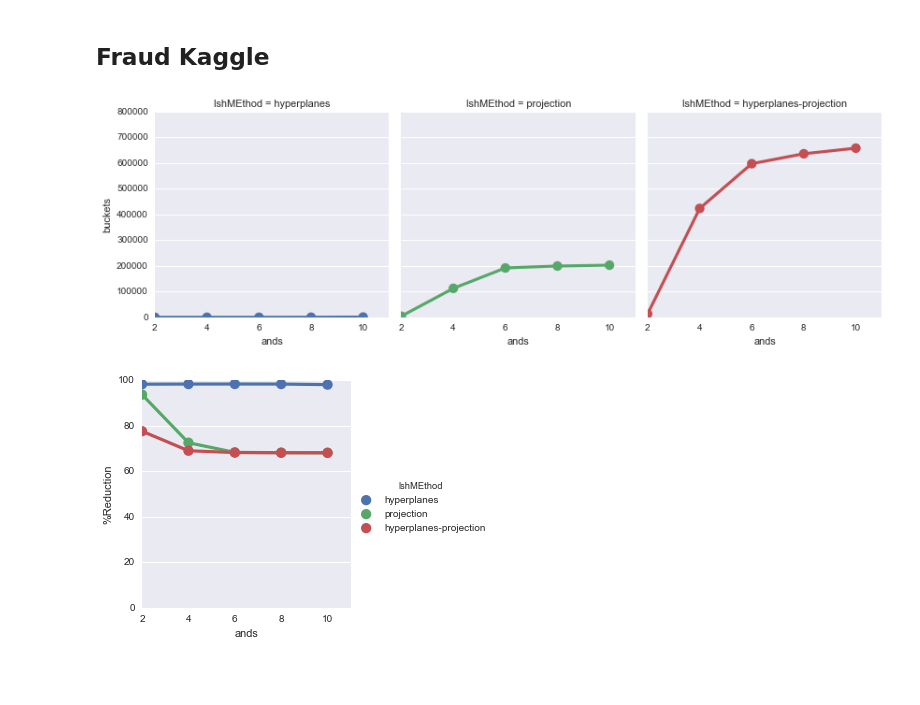
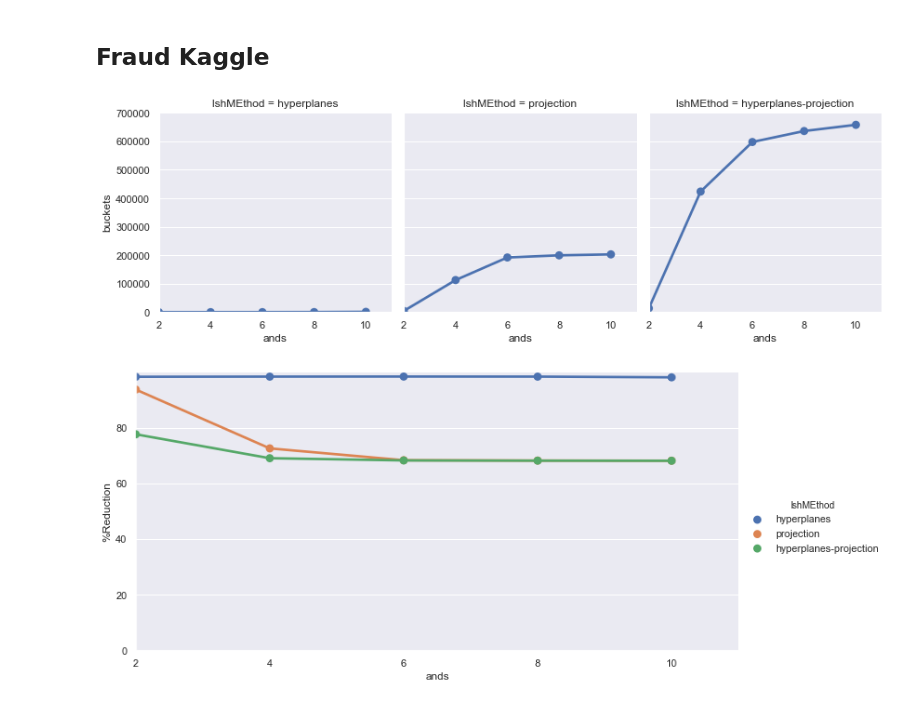
Before and after one commit to germaneduardo/results-analysis, a Jupyter notebook: PlotAnalysis.ipynb, the cells around one changed output. Drawn from its saved outputs; the diff is of its cells as text; code cells hidden in the pictures; blank space fills up the shorter version.

```diff
--- a/PlotAnalysis.ipynb
+++ b/PlotAnalysis.ipynb
@@ -202,7 +143,7 @@ sns.factorplot(x="trees", y="AreaROC", hue="lshMEthod", col="instanceSelection",
 # %% [markdown]
 ## Fraud Kaggle
 # %%
-df_pb_kaggle = pd.read_csv("fraudkEntropy.csv")
+df_pb_kaggle = pd.read_csv("originals/fraudkEntropy.csv")
 # %%
 %matplotlib inline
 import seaborn as sns
@@ -212,35 +153,33 @@ fil = (df_pb_kaggle['instanceSelection'] == 'IS') & (df_pb_kaggle['type'] == 'Tr
 
 df_pb_to_plot_k = df_pb_kaggle[fil].copy()
 
-# Draw a pointplot to show pulse as a function of three categorical factors
-plot = sns.factorplot(x="ands", y="buckets", hue="lshMEthod", col="lshMEthod",
-                height=20,
-                kind="point", data=df_pb_to_plot_k )
+plot = sns.factorplot(x="ands", y="buckets", col="lshMEthod",
+                height=4, kind="point", data=df_pb_to_plot_k )
 
 for axs in plot.axes:
     for axu in axs:
         axu.set_ylim(0, None)
         axu.set_xlim(0, None)
 # %% [output]
-[figure, old version]
+[figure, new version]
 # %%
 df_pb_kaggle['%Reduction'] = 100.0 - 100.0*df_pb_kaggle['reduction']
 
 fil = (df_pb_kaggle['instanceSelection'] == 'IS') & (df_pb_kaggle['type'] == 'Train')
 
 df_pb_to_plot_k = df_pb_kaggle[fil].copy()
 
 # Draw a pointplot to show pulse as a function of three categorical factors
 plot = sns.factorplot(x="ands", y="%Reduction", hue="lshMEthod",
-                height=20,
+                height=5, aspect = 2,
                 kind="point", data=df_pb_to_plot_k )
 
 for axs in plot.axes:
     for axu in axs:
         axu.set_ylim(0, None)
         axu.set_xlim(0, None)
 # %% [output]
-[figure, old version]
+[figure, new version]
 # %%
 fil = (df_pb_kaggle['type'] == 'Test')
 df_pb_to_plot_k = df_pb_kaggle[fil].copy()
```
Also changed, not shown: parts of 20 cells of this notebook, 25 other files.
